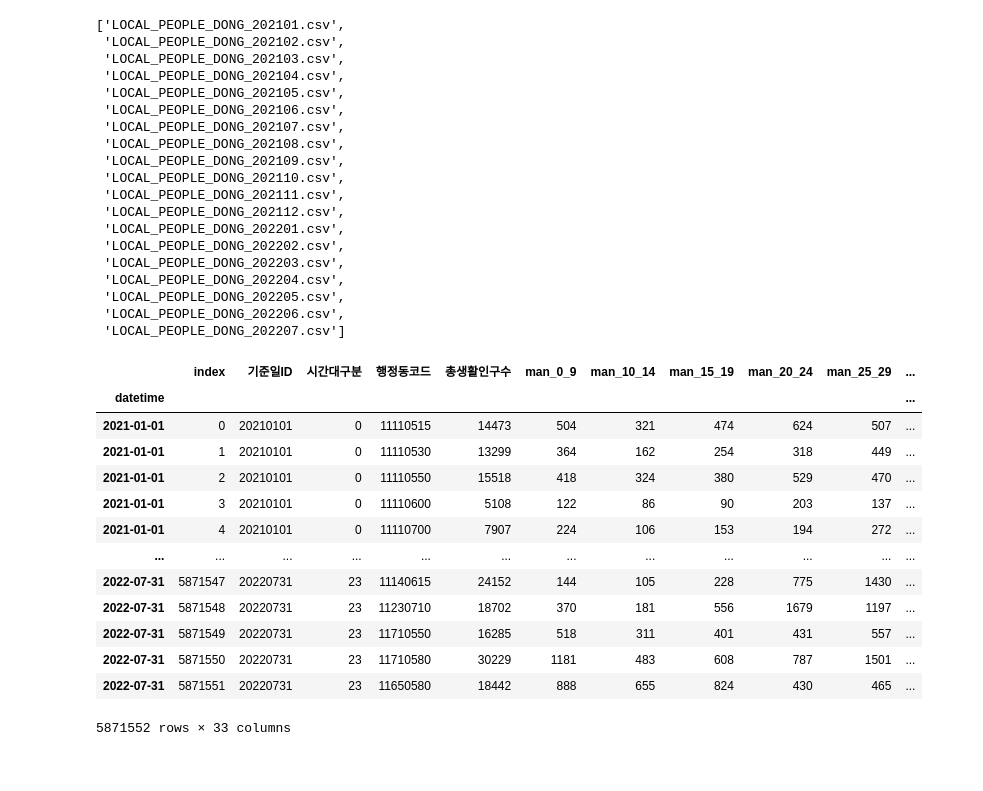
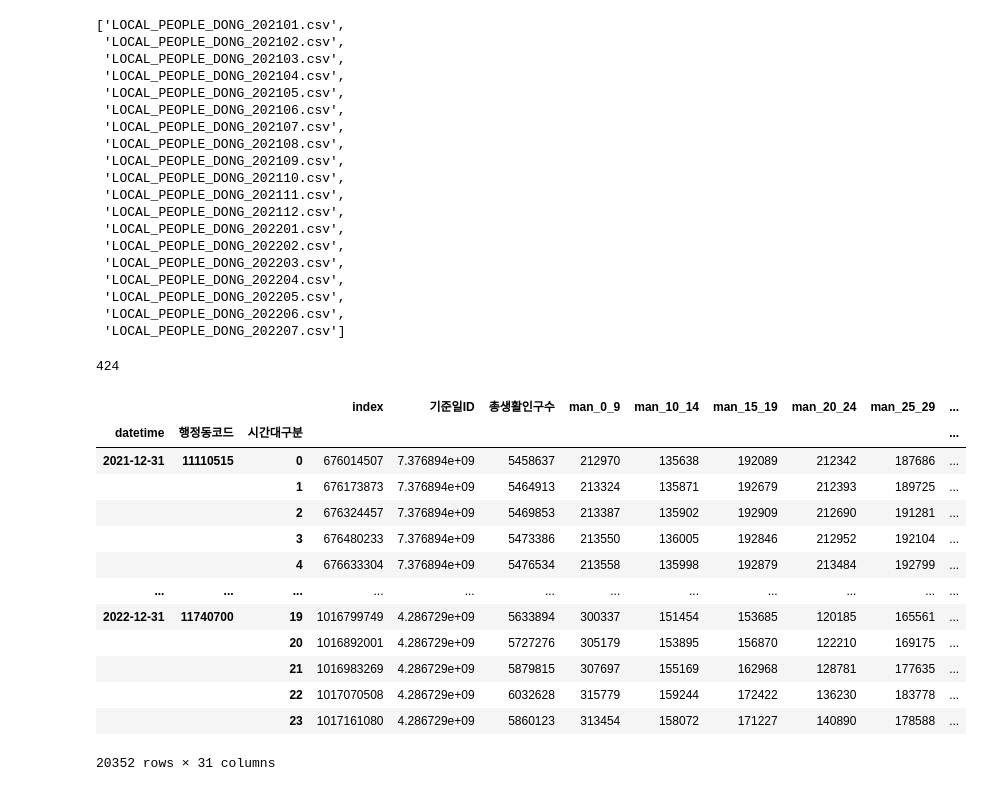
Before and after one commit to ChoiInYeol/KHUDA-Seoul-BigDataCampus, a Jupyter notebook: 6.유동인구데이터전처리.ipynb, the cells around one changed output. Drawn from its saved outputs; the diff is of its cells as text; code cells hidden in the pictures.

```diff
--- a/6.유동인구데이터전처리.ipynb
+++ b/6.유동인구데이터전처리.ipynb
@@ -213,21 +213,25 @@ df_all_years2.to_csv("21-22_유동인구_데이터.csv")
 # %%
 df_all_years3 = df_all_years2
 df_all_years3 = df_all_years3.reset_index()
-df_all_years3.set_index('datetime')
+df_all_years3 = df_all_years3.set_index('datetime')
-# %% [output]
-|  | index | 기준일ID | 시간대구분 | 행정동코드 | 총생활인구수 | man_0_9 | man_10_14 | man_15_19 | man_20_24 | man_25_29 | ... |
-| datetime |  |  |  |  |  |  |  |  |  |  | ... |
-| 2021-01-01 | 0 | 20210101 | 0 | 11110515 | 14473 | 504 | 321 | 474 | 624 | 507 | ... |
-| 2021-01-01 | 1 | 20210101 | 0 | 11110530 | 13299 | 364 | 162 | 254 | 318 | 449 | ... |
-| 2021-01-01 | 2 | 20210101 | 0 | 11110550 | 15518 | 418 | 324 | 380 | 529 | 470 | ... |
-| 2021-01-01 | 3 | 20210101 | 0 | 11110600 | 5108 | 122 | 86 | 90 | 203 | 137 | ... |
-| 2021-01-01 | 4 | 20210101 | 0 | 11110700 | 7907 | 224 | 106 | 153 | 194 | 272 | ... |
-| ... | ... | ... | ... | ... | ... | ... | ... | ... | ... | ... | ... |
-| 2022-07-31 | 5871547 | 20220731 | 23 | 11140615 | 24152 | 144 | 105 | 228 | 775 | 1430 | ... |
-| 2022-07-31 | 5871548 | 20220731 | 23 | 11230710 | 18702 | 370 | 181 | 556 | 1679 | 1197 | ... |
-| 2022-07-31 | 5871549 | 20220731 | 23 | 11710550 | 16285 | 518 | 311 | 401 | 431 | 557 | ... |
-| 2022-07-31 | 5871550 | 20220731 | 23 | 11710580 | 30229 | 1181 | 483 | 608 | 787 | 1501 | ... |
-| 2022-07-31 | 5871551 | 20220731 | 23 | 11650580 | 18442 | 888 | 655 | 824 | 430 | 465 | ... |
-5871552 rows × 33 columns
+# %%
+len(set(df_all_years3['행정동코드']))
+# %% [output]
+424
 # %%
-df_all_years3 = df_all_years3.groupby(pd.Grouper(freq='Y'))
+df_all_years3.groupby([pd.Grouper(freq='Y'), pd.Grouper('행정동코드'), pd.Grouper('시간대구분')]).sum()
+# %% [output]
+|  |  |  | index | 기준일ID | 총생활인구수 | man_0_9 | man_10_14 | man_15_19 | man_20_24 | man_25_29 | ... |
+| datetime | 행정동코드 | 시간대구분 |  |  |  |  |  |  |  |  | ... |
+| 2021-12-31 | 11110515 | 0 | 676014507 | 7.376894e+09 | 5458637 | 212970 | 135638 | 192089 | 212342 | 187686 | ... |
+|  |  | 1 | 676173873 | 7.376894e+09 | 5464913 | 213324 | 135871 | 192679 | 212393 | 189725 | ... |
+|  |  | 2 | 676324457 | 7.376894e+09 | 5469853 | 213387 | 135902 | 192909 | 212690 | 191281 | ... |
+|  |  | 3 | 676480233 | 7.376894e+09 | 5473386 | 213550 | 136005 | 192846 | 212952 | 192104 | ... |
+|  |  | 4 | 676633304 | 7.376894e+09 | 5476534 | 213558 | 135998 | 192879 | 213484 | 192799 | ... |
+| ... | ... | ... | ... | ... | ... | ... | ... | ... | ... | ... | ... |
+| 2022-12-31 | 11740700 | 19 | 1016799749 | 4.286729e+09 | 5633894 | 300337 | 151454 | 153685 | 120185 | 165561 | ... |
+|  |  | 20 | 1016892001 | 4.286729e+09 | 5727276 | 305179 | 153895 | 156870 | 122210 | 169175 | ... |
+|  |  | 21 | 1016983269 | 4.286729e+09 | 5879815 | 307697 | 155169 | 162968 | 128781 | 177635 | ... |
+|  |  | 22 | 1017070508 | 4.286729e+09 | 6032628 | 315779 | 159244 | 172422 | 136230 | 183778 | ... |
+|  |  | 23 | 1017161080 | 4.286729e+09 | 5860123 | 313454 | 158072 | 171227 | 140890 | 178588 | ... |
+20352 rows × 31 columns
```
Also changed, not shown: parts of 1 cell of this notebook.
